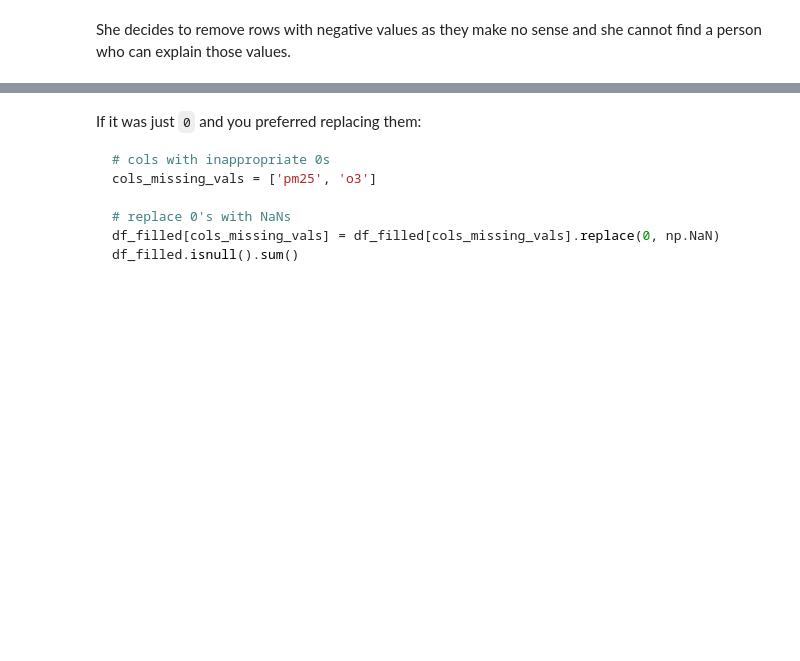
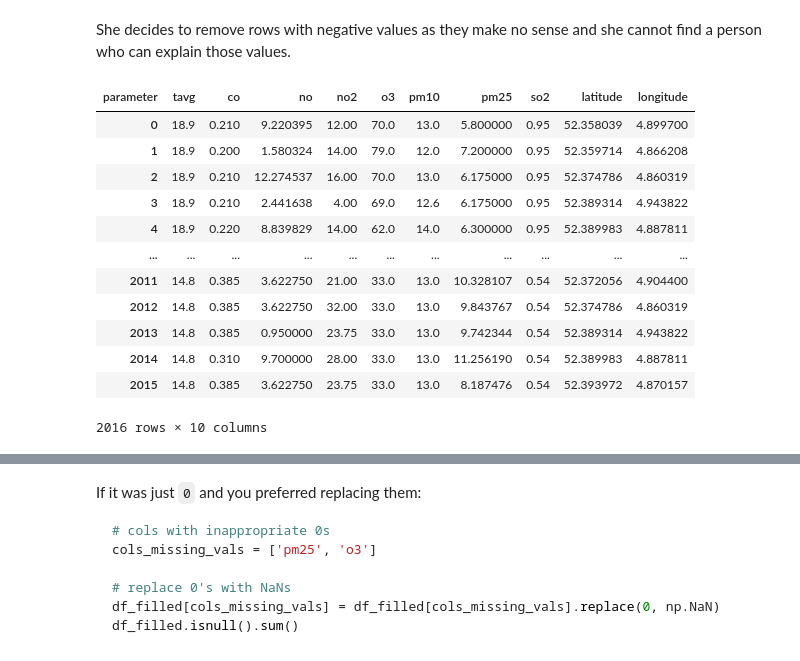
Before and after one commit to sedv8808/LHL_Lectures, a Jupyter notebook: W4D5/W4D5_Intro_to_EDA.ipynb, the cells around one changed output, grey strips where cells are left out. Saved outputs shown, nothing was run; the diff lists cells and outputs as text; code cells hidden in the pictures; blank space fills up the shorter version.

```diff
--- a/W4D5/W4D5_Intro_to_EDA.ipynb
+++ b/W4D5/W4D5_Intro_to_EDA.ipynb
@@ -211,5 +325,21 @@ for pollutant in df_melted['parameter'].unique():
 # %% [markdown]
 She decides to remove rows with negative values as they make no sense and she cannot find a person who can explain those values.
+# %%
+df_filled.select_dtypes(include='number')
+# %% [output]
+| parameter | tavg | co | no | no2 | o3 | pm10 | pm25 | so2 | latitude | longitude |
+| 0 | 18.9 | 0.210 | 9.220395 | 12.00 | 70.0 | 13.0 | 5.800000 | 0.95 | 52.358039 | 4.899700 |
+| 1 | 18.9 | 0.200 | 1.580324 | 14.00 | 79.0 | 12.0 | 7.200000 | 0.95 | 52.359714 | 4.866208 |
+| 2 | 18.9 | 0.210 | 12.274537 | 16.00 | 70.0 | 13.0 | 6.175000 | 0.95 | 52.374786 | 4.860319 |
+| 3 | 18.9 | 0.210 | 2.441638 | 4.00 | 69.0 | 12.6 | 6.175000 | 0.95 | 52.389314 | 4.943822 |
+| 4 | 18.9 | 0.220 | 8.839829 | 14.00 | 62.0 | 14.0 | 6.300000 | 0.95 | 52.389983 | 4.887811 |
+| ... | ... | ... | ... | ... | ... | ... | ... | ... | ... | ... |
+| 2011 | 14.8 | 0.385 | 3.622750 | 21.00 | 33.0 | 13.0 | 10.328107 | 0.54 | 52.372056 | 4.904400 |
+| 2012 | 14.8 | 0.385 | 3.622750 | 32.00 | 33.0 | 13.0 | 9.843767 | 0.54 | 52.374786 | 4.860319 |
+| 2013 | 14.8 | 0.385 | 0.950000 | 23.75 | 33.0 | 13.0 | 9.742344 | 0.54 | 52.389314 | 4.943822 |
+| 2014 | 14.8 | 0.310 | 9.700000 | 28.00 | 33.0 | 13.0 | 11.256190 | 0.54 | 52.389983 | 4.887811 |
+| 2015 | 14.8 | 0.385 | 3.622750 | 23.75 | 33.0 | 13.0 | 8.187476 | 0.54 | 52.393972 | 4.870157 |
+2016 rows × 10 columns
 # %%
 # Filter numeric columns
 numeric_cols = df_filled.select_dtypes(include='number')
```
Also changed, not shown: parts of 40 cells of this notebook, 28 other files.
